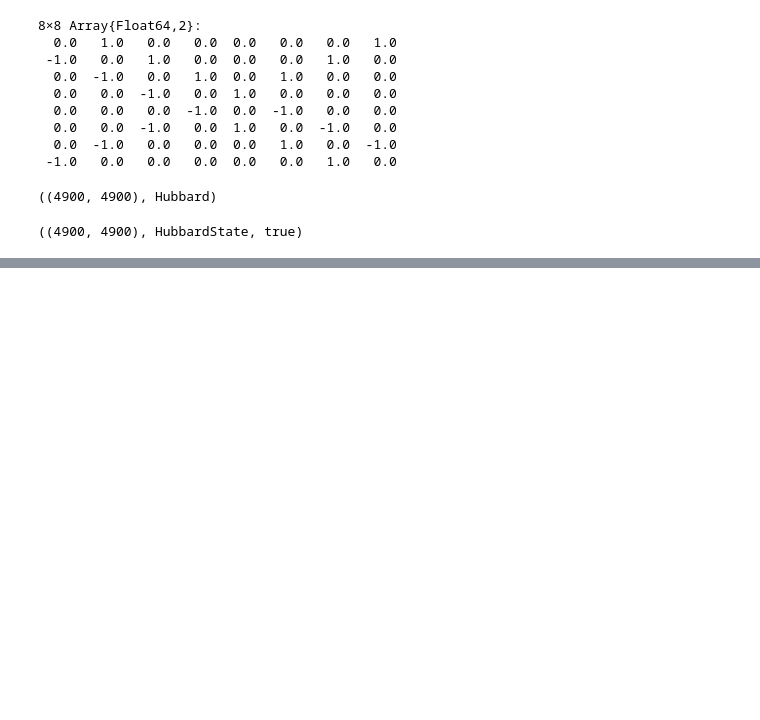
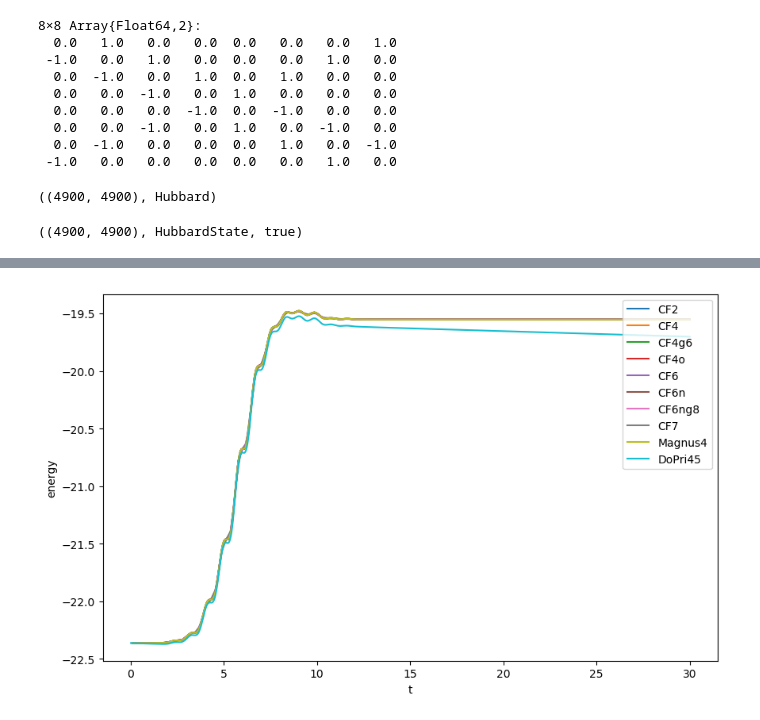
Before and after one commit to HaraldHofstaetter/TimeDependentLinearODESystems.jl, a Jupyter notebook: examples/HubbardTest.ipynb, the cells around one changed output, grey strips where cells are left out. Drawn from its saved outputs; the diff is of its cells as text; code cells hidden in the pictures; blank space fills up the shorter version.

```diff
--- a/examples/HubbardTest.ipynb
+++ b/examples/HubbardTest.ipynb
@@ -209,0 +276,13 @@ plot(tt_cf,EE_cf)
+# %%
+figure(figsize=[10,6])
+k=0
+for (name, scheme) in schemes
+    k+=1
+    plot(tt[k], EE[k], label=name)
+end
+legend(loc="upper right")
+xlabel("t")
+ylabel("energy")
+;
+# %% [output]
+[figure, added]
```
Also changed, not shown: parts of 16 cells of this notebook.
